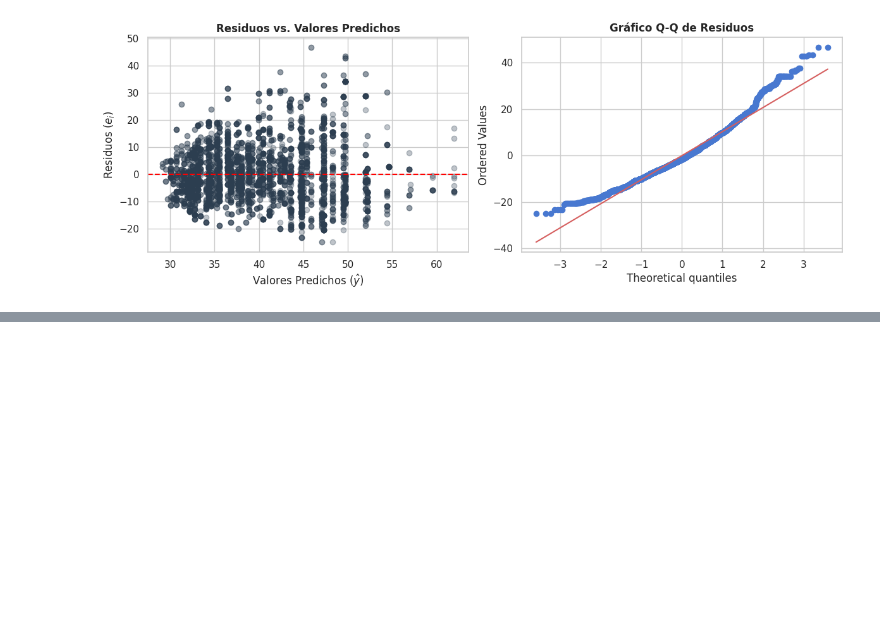
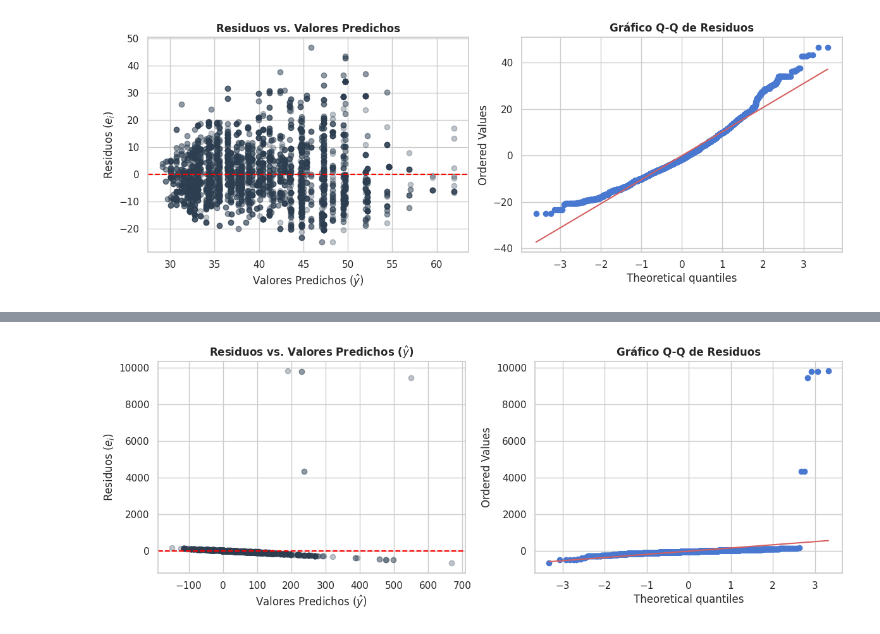
Before and after one commit to jpedonediez/Fundamentos, a Jupyter notebook: tpe_EPA_FE.ipynb, the cells around one changed output, grey strips where cells are left out. Cells and saved outputs as stored; diff of their text form; code cells hidden in the pictures; blank space fills up the shorter version.

```diff
--- a/tpe_EPA_FE.ipynb
+++ b/tpe_EPA_FE.ipynb
@@ -991,0 +994,87 @@ strong multicollinearity or other numerical problems.
+# %%
+import pandas as pd
+import numpy as np
+import statsmodels.api as sm
+import statsmodels.formula.api as smf
+from statsmodels.stats.outliers_influence import variance_inflation_factor
+import scipy.stats as stats
+import matplotlib.pyplot as plt
+
+# 1. aislamos el subconjunto en el diccionario
+dataset['h6_nombre'] = 'H6: Características Técnicas y Eficiencia Urbana (FTP)'
+dataset['h6_var_dep'] = 'RND_ADJ_FE'
+
+# Filtrado de dominio:
+# 1. Vehículos a combustión (excluye 'Electricity')
+# 2. Protocolo urbano FTP
+# 3. Registros con RND_ADJ_FE válido (descartamos los NaN creados por los centinelas >= 9990)
+cond_combustion = (clean_df["Test Fuel Type Description"] != "Electricity")
+cond_urbano = (clean_df["Test Category"] == "FTP")
+cond_fe_valido = clean_df["RND_ADJ_FE"].notna()
+
+dataset["h6_df"] = clean_df[cond_combustion & cond_urbano & cond_fe_valido].copy()
+
+# Binarización / Normalización de categóricas para el modelo
+dataset["h6_df"]["Es_AWD_4WD"] = dataset["h6_df"]["Drive System Code"].map({'A': 1, '4': 1, 'P': 1, 'F': 0, 'R': 0})
+dataset["h6_df"]["Es_Automatica"] = np.where(dataset["h6_df"]["Tested Transmission Type"].astype(str).str.contains('Auto', case=False, na=False), 1, 0)
+
+# Renombrar columnas con caracteres especiales para facilitar la fórmula de statsmodels
+dataset["h6_df"]["Cilindros"] = dataset["h6_df"]["# of Cylinders and Rotors"]
+dataset["h6_df"]["Peso"] = dataset["h6_df"]["Equivalent Test Weight (lbs.)"]
+dataset["h6_df"]["Potencia"] = dataset["h6_df"]["Rated Horsepower"]
+dataset["h6_df"]["Cilindrada"] = dataset["h6_df"]["Test Veh Displacement (L)"]
+
+# Filtrar observaciones completas sin nulos en las variables del modelo
+cols_h6_modelo = [dataset["h6_var_dep"], "Peso", "Potencia", "Cilindrada", "Cilindros", "Es_Automatica", "Es_AWD_4WD"]
+dataset["h6_df"] = dataset["h6_df"][cols_h6_modelo].dropna().reset_index(drop=True)
+
+print(f"Observaciones válidas para H6 (sin eléctricos ni NaNs): {len(dataset["h6_df"])}")
+
+
+
+# 2. DIAGNÓSTICO DE MULTICOLINEALIDAD (VIF) (prueba que se realzia antes de interpretar un modelo de regresión líneal múltiple para comprobar si las variables independientes estan fuertemente correlacionadas entre sí)
+
+X_vif = dataset["h6_df"][["Peso", "Potencia", "Cilindrada", "Cilindros", "Es_Automatica", "Es_AWD_4WD"]]
+X_vif_const = sm.add_constant(X_vif)
+
+vif_df = pd.DataFrame({
+    "Predictor": X_vif_const.columns[1:],
+    "VIF": [variance_inflation_factor(X_vif_const.values, i) for i in range(1, X_vif_const.shape[1])]
+})
+
+print("\n diagnóstico de multicolinealidad (VIF (Variance Inflation Factor))")
+display(vif_df)
+
+
+
+# 3. AJUSTE DEL MODELO DE REGRESIÓN LINEAL MÚLTIPLE (OLS)
+
+formula_h6 = f'{dataset["h6_var_dep"]} ~ Peso + Potencia + Cilindrada + Cilindros + Es_Automatica + Es_AWD_4WD'
+modelo_h6 = smf.ols(formula=formula_h6, data=dataset["h6_df"]).fit()
+
+print("\nResumen del modelo OLS (validación H6)")
+print(modelo_h6.summary())
+
+
+
+# 4. diagnóstico gráfico de residuos
+
+residuos_h6 = modelo_h6.resid
+valores_predichos_h6 = modelo_h6.fittedvalues
+
+fig, axes = plt.subplots(1, 2, figsize=(12, 4.5))
+
+# Residuos vs Predichos (Homocedasticidad)
+axes[0].scatter(valores_predichos_h6, residuos_h6, alpha=0.3, color="#2c3e50")
+axes[0].axhline(0, color="red", linestyle="--")
+axes[0].set_title(r"Residuos vs. Valores Predichos ($\hat{y}$)", fontweight="bold")
+axes[0].set_xlabel(r"Valores Predichos ($\hat{y}$)")
+axes[0].set_ylabel(r"Residuos ($e_i$)")
+
+# Q-Q Plot (Normalidad de errores)
+stats.probplot(residuos_h6, dist="norm", plot=axes[1])
+axes[1].set_title("Gráfico Q-Q de Residuos", fontweight="bold")
+
+plt.tight_layout()
+plt.show()
+# %% [output]
@@ -991,0 +1108 @@ strong multicollinearity or other numerical problems.
+[figure, added]
```
Also changed, not shown: parts of 4 cells of this notebook.
